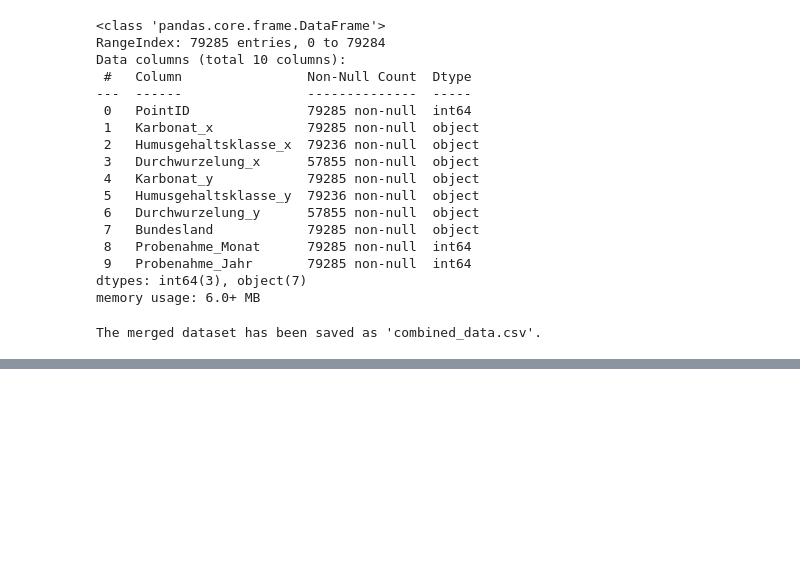
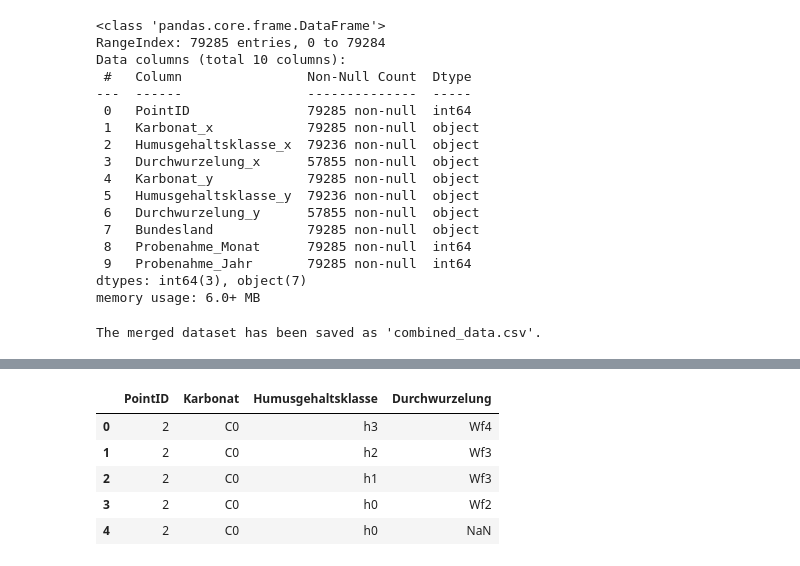
Before and after one commit to Kenny101-dot/soil-analysis-, a Jupyter notebook: CREATE_Dataset.ipynb, the cells around one changed output, grey strips where cells are left out. Drawn from its saved outputs; the diff is of its cells as text; code cells hidden in the pictures; blank space fills up the shorter version.

```diff
--- a/CREATE_Dataset.ipynb
+++ b/CREATE_Dataset.ipynb
@@ -228,0 +272,9 @@ The merged dataset has been saved as 'combined_data.csv'.
+# %%
+df2.head()
+# %% [output]
+|  | PointID | Karbonat | Humusgehaltsklasse | Durchwurzelung |
+| 0 | 2 | C0 | h3 | Wf4 |
+| 1 | 2 | C0 | h2 | Wf3 |
+| 2 | 2 | C0 | h1 | Wf3 |
+| 3 | 2 | C0 | h0 | Wf2 |
+| 4 | 2 | C0 | h0 | NaN |
```
Also changed, not shown: parts of 13 cells of this notebook.
